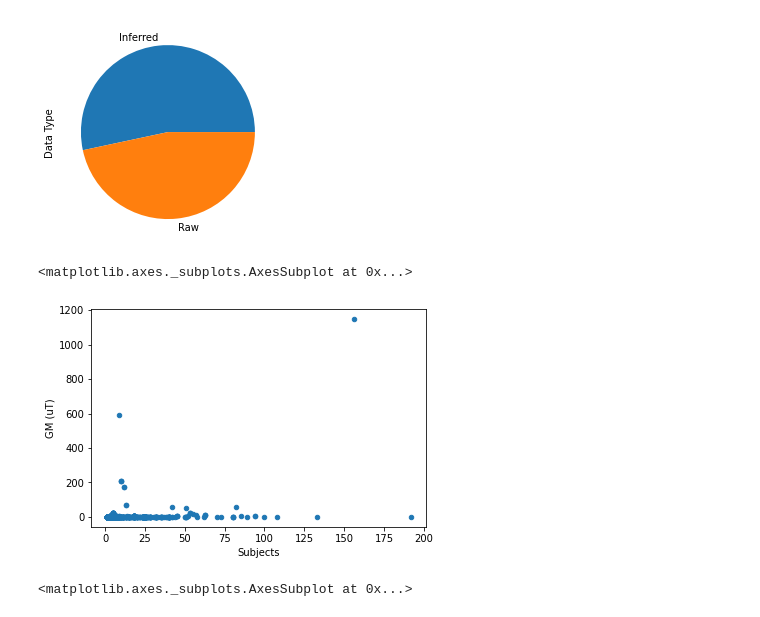
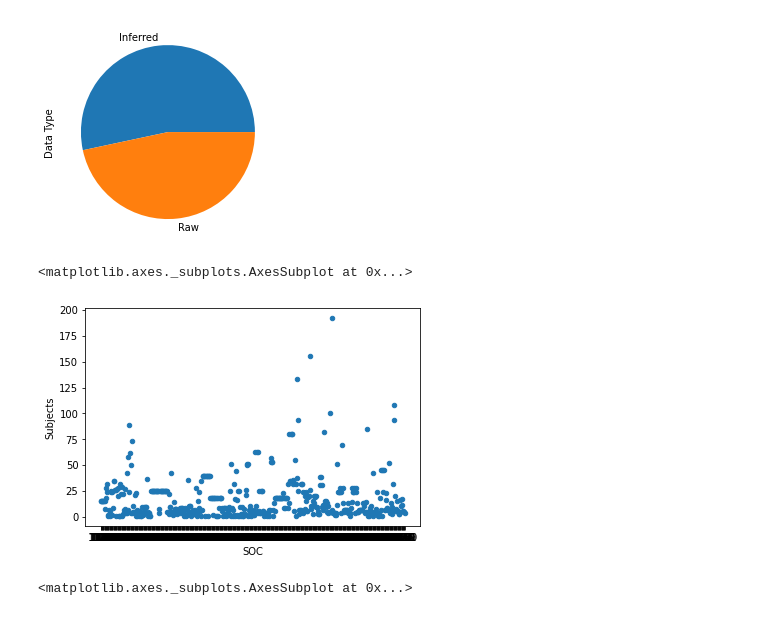
Before and after one commit to BilitisPrudhomme/BilitisPrudhomme, a Jupyter notebook: Coding_EMF_project_RevFinal.ipynb, the cells around one changed output. Drawn from its saved outputs; the diff is of its cells as text; code cells hidden in the pictures.

```diff
--- a/Coding_EMF_project_RevFinal.ipynb
+++ b/Coding_EMF_project_RevFinal.ipynb
@@ -234,11 +234,11 @@ df['Data Type'].value_counts().plot.pie()
 <matplotlib.axes._subplots.AxesSubplot at 0x...>
 [figure]
 # %%
-#scatterplot : Subjects vs. GN (uT)
-df.plot.scatter(x='Subjects',y='GM (uT)')
+#scatterplot : SOC vs. Subjects
+df.plot.scatter(x='SOC',y='Subjects')
 # %% [output]
 <matplotlib.axes._subplots.AxesSubplot at 0x...>
-[figure, old version]
+[figure, new version]
 # %%
 #grille à la carte de Kohonen - permet de voir la densité des points ici
 df.plot.hexbin(x='Subjects',y='GM (uT)',gridsize=25)
```
Also changed, not shown: parts of 16 cells of this notebook.
